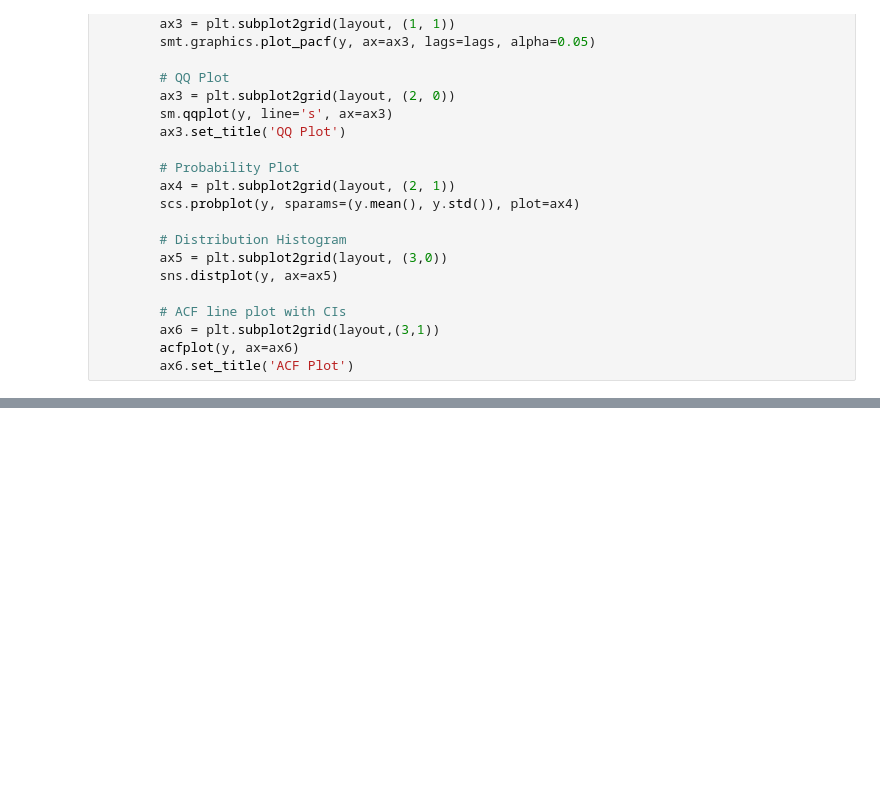
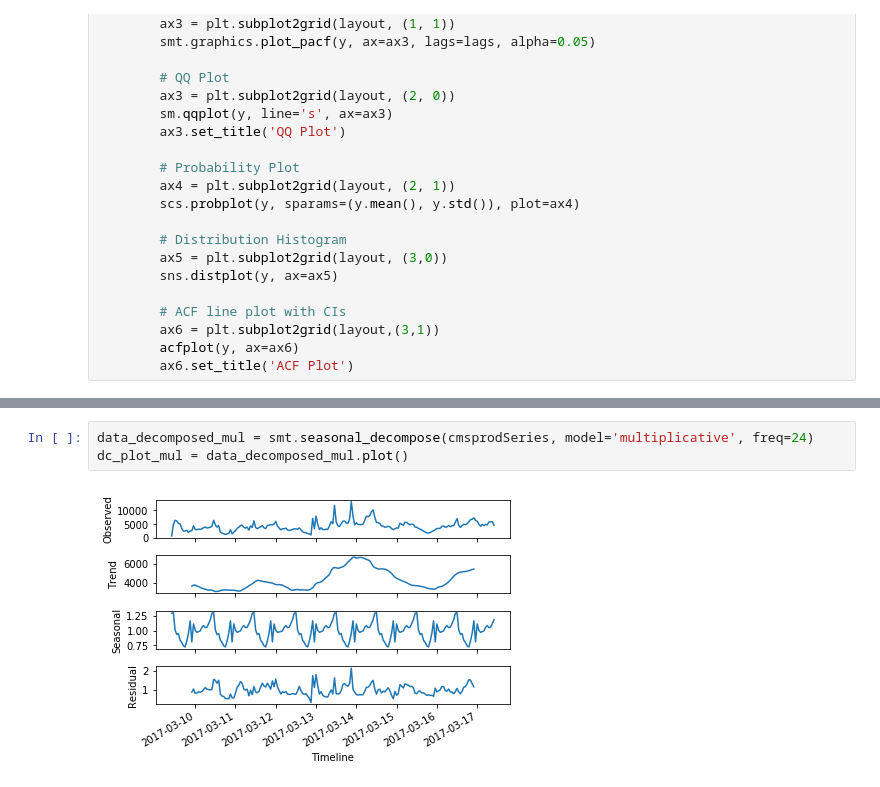
Before and after one commit to deepaknadig/predictive-ts-analysis, a Jupyter notebook: notebooks/exploratory-analysis.ipynb, the cells around one changed output, grey strips where cells are left out. Drawn from its saved outputs; the diff is of its cells as text; blank space fills up the shorter version.

```diff
--- a/notebooks/exploratory-analysis.ipynb
+++ b/notebooks/exploratory-analysis.ipynb
@@ -57,0 +97,5 @@ def plot_acfs(y, lags=None, style='seaborn-whitegrid'):
+# %%
+data_decomposed_mul = smt.seasonal_decompose(cmsprodSeries, model='multiplicative', freq=24)
+dc_plot_mul = data_decomposed_mul.plot()
+# %% [output]
+[figure, added]
```
Also changed, not shown: parts of 9 cells of this notebook, 25 other files.
